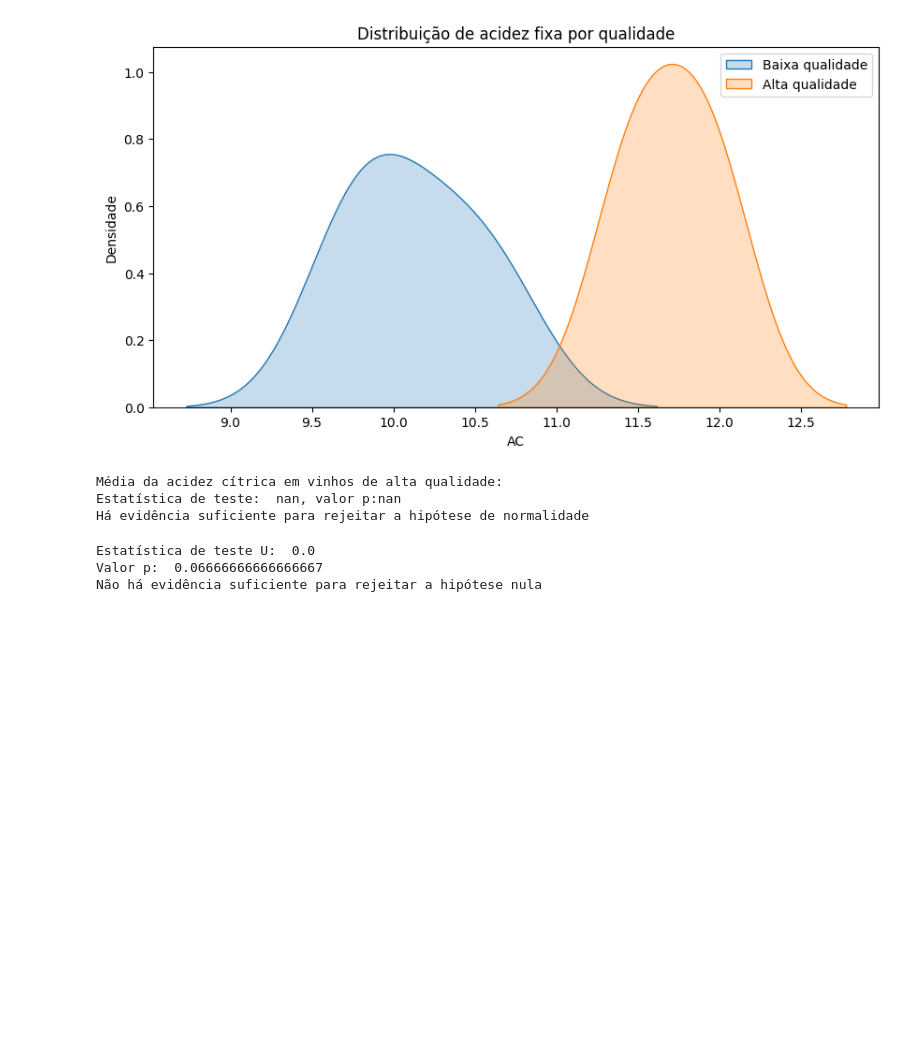
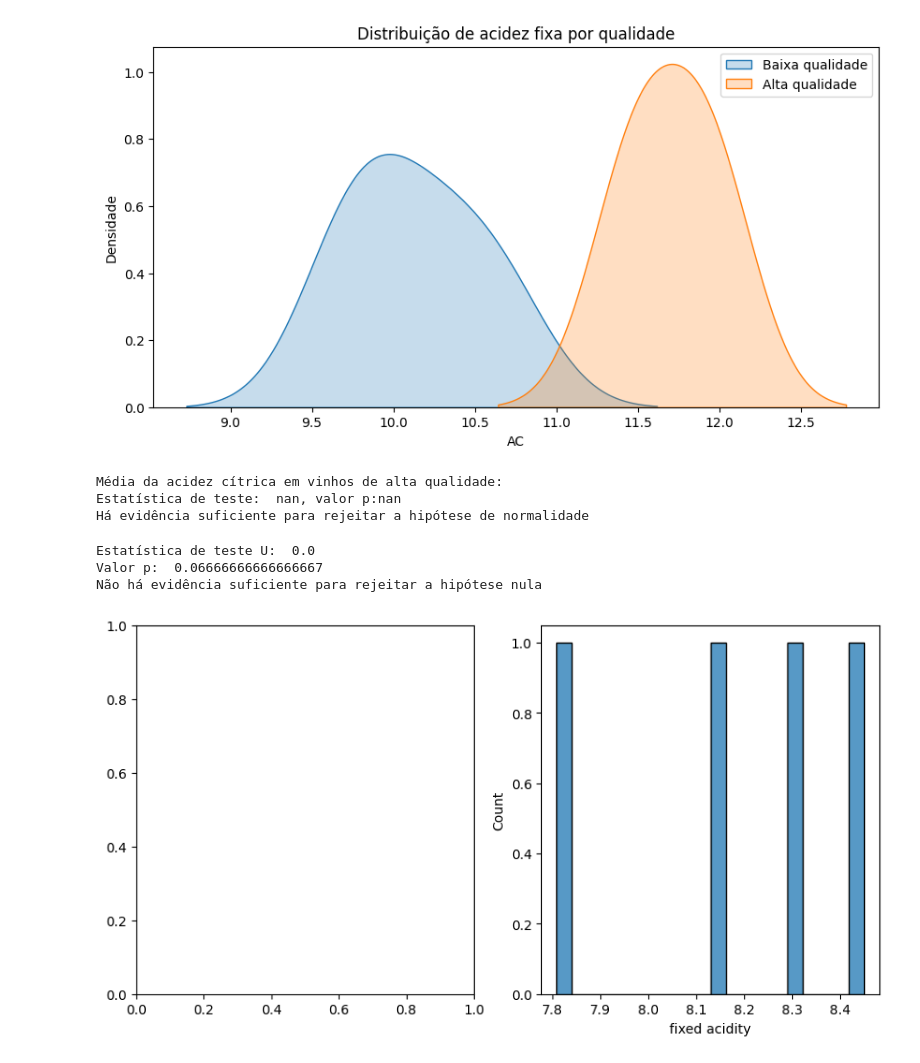
Before and after one commit to barbsrodrigues/Fase-2-FIAP-pub, a Jupyter notebook: EDA_stats_Wine.ipynb, the cells around one changed output. Cells and saved outputs as stored; diff of their text form; code cells hidden in the pictures; blank space fills up the shorter version.

```diff
--- a/EDA_stats_Wine.ipynb
+++ b/EDA_stats_Wine.ipynb
@@ -108,3 +108,10 @@ else:
 Estatística de teste U:  0.0
 Valor p:  0.06666666666666667
 Não há evidência suficiente para rejeitar a hipótese nula
+# %%
+fig, axes = plt.subplots(1,2,figsize=(10,5))
+sns.histplot(data=df_FA_bx_qualidade,bins=20,ax=axes[1])
+
+plt.show()
+# %% [output]
+[figure, added]
```
